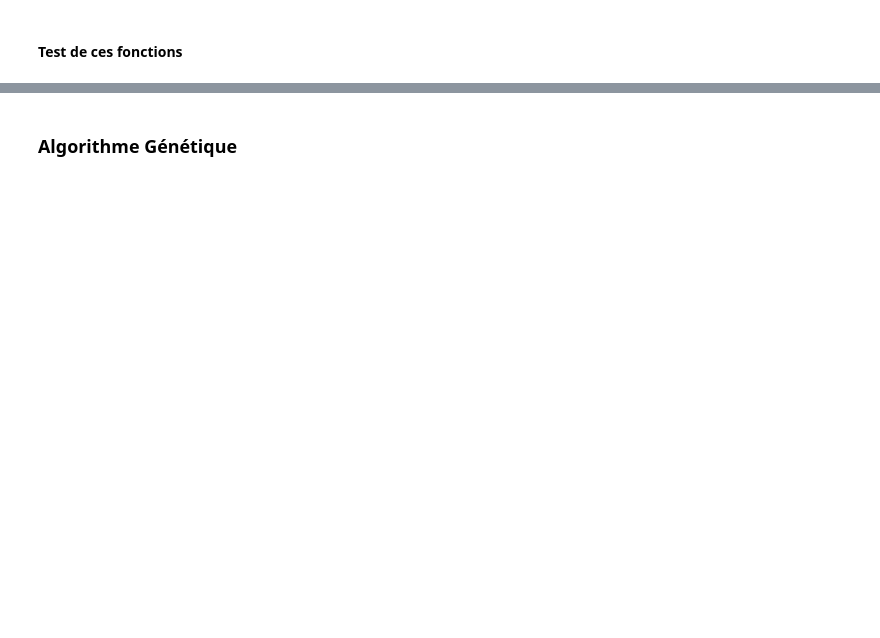
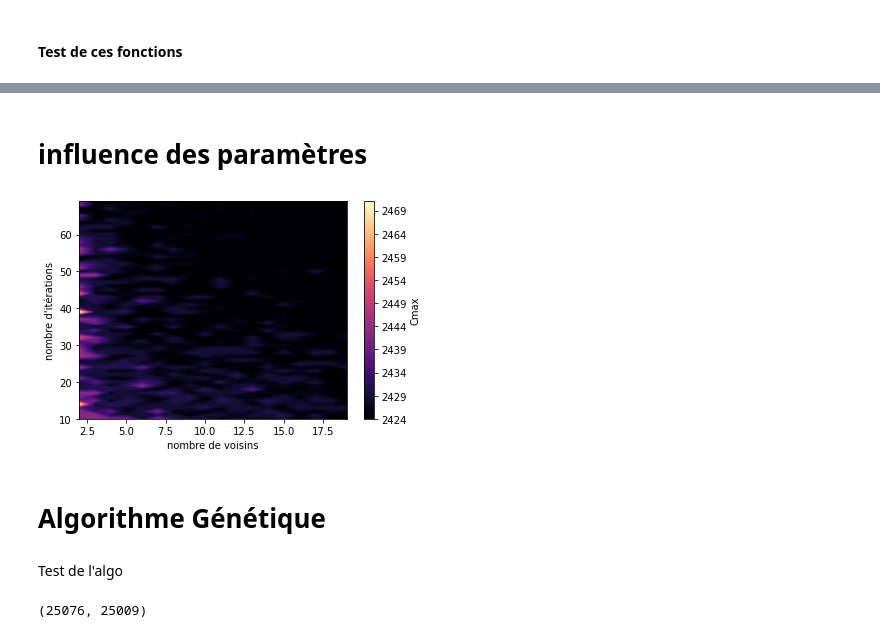
Before and after one commit to 101015010/filrouge_ias, a Jupyter notebook: ordonnancement.ipynb, the cells around one changed output, grey strips where cells are left out. Cells and saved outputs as stored; diff of their text form; code cells hidden in the pictures; blank space fills up the shorter version.

```diff
--- a/ordonnancement.ipynb
+++ b/ordonnancement.ipynb
@@ -54,2 +133,24 @@ cout(ordo)
+# %% [markdown]
+# influence des paramètres
+# %%
+x=np.arange(2,20) ##nombre de voisins
+y=np.arange(10,70)  ##nombres d'itérations
+
+X,Y=np.meshgrid(x,y)
+
+def f(x,y):
+    return cout(tabou(ordo,x,y))[0]
+
+
+
+Z = np.array([[f(x_val, y_val) for x_val in x] for y_val in y])
+
+plt.contourf(X,Y,Z,100,cmap='magma')
+cbar=plt.colorbar()
+plt.xlabel("nombre de voisins")
+plt.ylabel("nombre d'itérations")
+cbar.set_label("Cmax")
+# %% [output]
+[figure, added]
 # %% [markdown]
-<h3> Algorithme Génétique</h3>
+# Algorithme Génétique
@@ -55,0 +311,6 @@ cout(ordo)
+# %% [markdown]
+Test de l'algo
+# %%
+cout(ordo)
+# %% [output]
+(25076, 25009)
```
Also changed, not shown: parts of 13 cells of this notebook, 1 other file.
